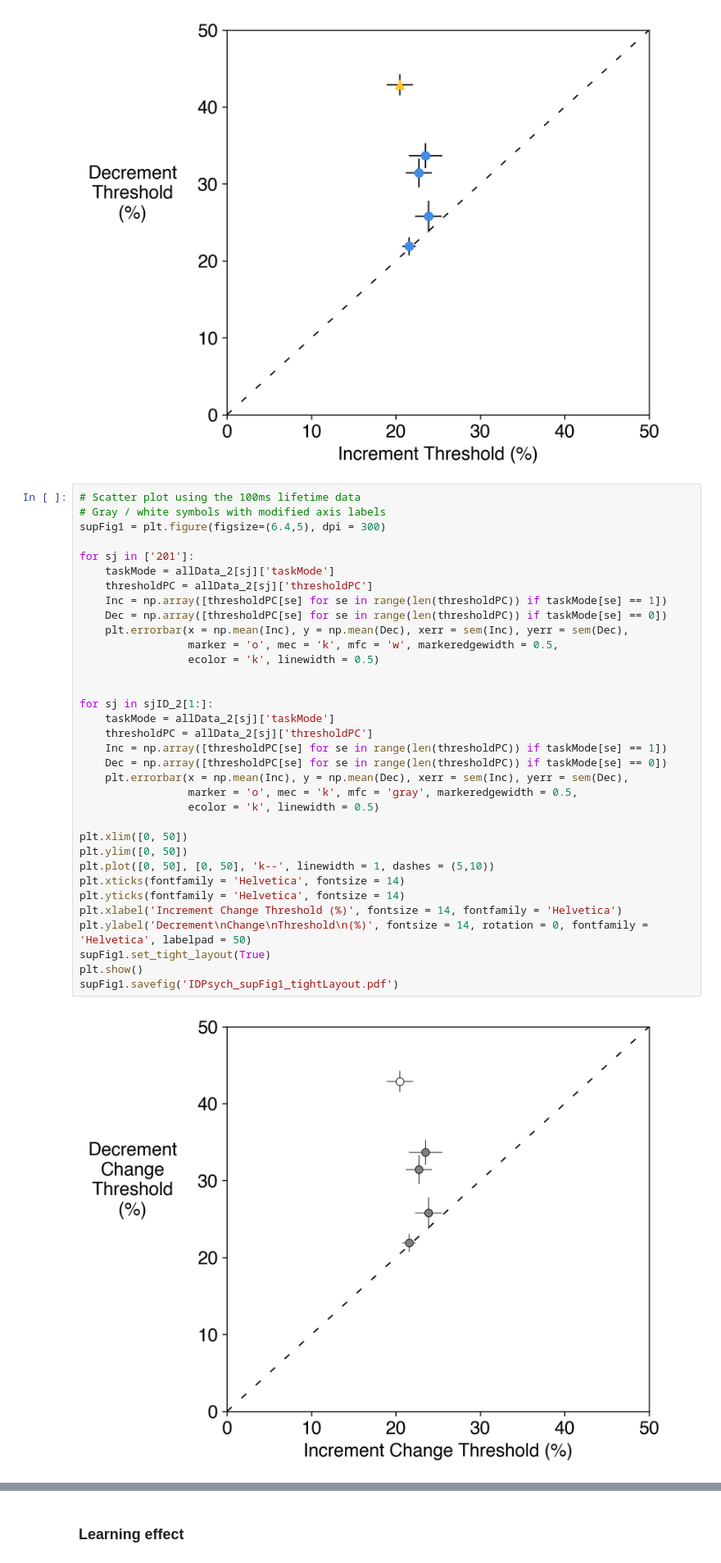
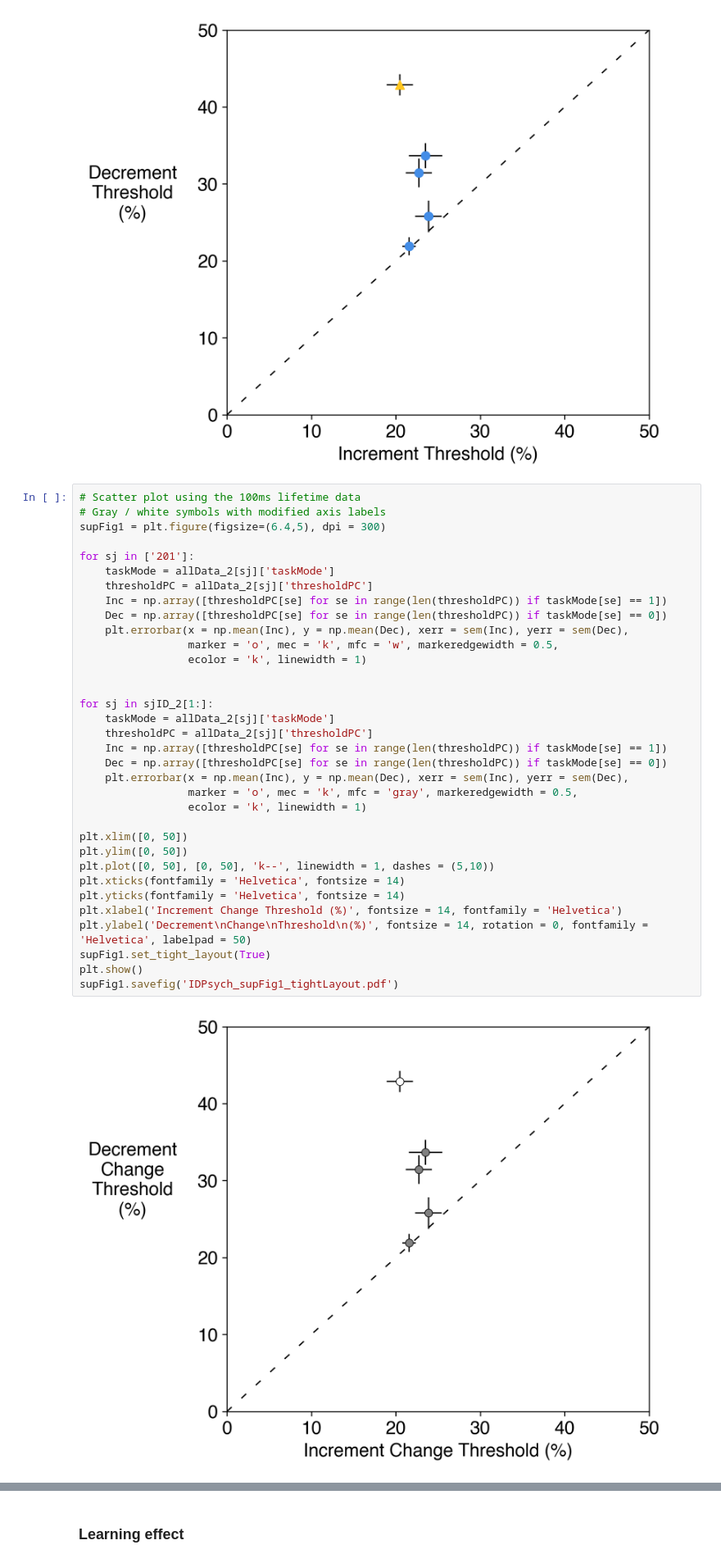
Before and after one commit to MaunsellLab/IDPsych, a Jupyter notebook: IDPsychFigures.ipynb, the cells around one changed output, grey strips where cells are left out. Shown at 82% size. Cells and saved outputs as stored; diff of their text form.

Commit message:
Figure updates
Lai modified the error bars to be thicker

```diff
--- a/IDPsychFigures.ipynb
+++ b/IDPsychFigures.ipynb
@@ -275,36 +275,36 @@ plt.show()
 supFig1 = plt.figure(figsize=(6.4,5), dpi = 300)
 
 for sj in ['201']:
     taskMode = allData_2[sj]['taskMode']
     thresholdPC = allData_2[sj]['thresholdPC']
     Inc = np.array([thresholdPC[se] for se in range(len(thresholdPC)) if taskMode[se] == 1])
     Dec = np.array([thresholdPC[se] for se in range(len(thresholdPC)) if taskMode[se] == 0])
     plt.errorbar(x = np.mean(Inc), y = np.mean(Dec), xerr = sem(Inc), yerr = sem(Dec),
                  marker = 'o', mec = 'k', mfc = 'w', markeredgewidth = 0.5,
-                 ecolor = 'k', linewidth = 0.5)
+                 ecolor = 'k', linewidth = 1)
 
 
 for sj in sjID_2[1:]:
     taskMode = allData_2[sj]['taskMode']
     thresholdPC = allData_2[sj]['thresholdPC']
     Inc = np.array([thresholdPC[se] for se in range(len(thresholdPC)) if taskMode[se] == 1])
     Dec = np.array([thresholdPC[se] for se in range(len(thresholdPC)) if taskMode[se] == 0])
     plt.errorbar(x = np.mean(Inc), y = np.mean(Dec), xerr = sem(Inc), yerr = sem(Dec),
                  marker = 'o', mec = 'k', mfc = 'gray', markeredgewidth = 0.5,
-                 ecolor = 'k', linewidth = 0.5)
+                 ecolor = 'k', linewidth = 1)
 
 plt.xlim([0, 50])
 plt.ylim([0, 50])
 plt.plot([0, 50], [0, 50], 'k--', linewidth = 1, dashes = (5,10))
 plt.xticks(fontfamily = 'Helvetica', fontsize = 14)
 plt.yticks(fontfamily = 'Helvetica', fontsize = 14)
 plt.xlabel('Increment Change Threshold (%)', fontsize = 14, fontfamily = 'Helvetica')
 plt.ylabel('Decrement\nChange\nThreshold\n(%)', fontsize = 14, rotation = 0, fontfamily = 'Helvetica', labelpad = 50)
 supFig1.set_tight_layout(True)
 plt.show()
 supFig1.savefig('IDPsych_supFig1_tightLayout.pdf')
 # %% [output]
-[figure, old version]
+[figure, new version]
 # %%
 # Scatter plot using the 33ms lifetime data
 IDscat4 = plt.figure(figsize=(5,5), dpi = 300)
```
Also changed, not shown: parts of 1 cell of this notebook, 2 other files.
